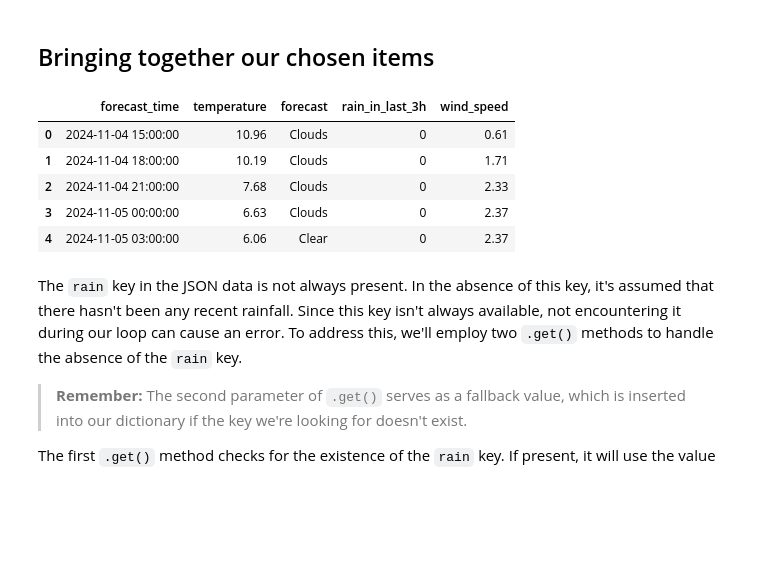
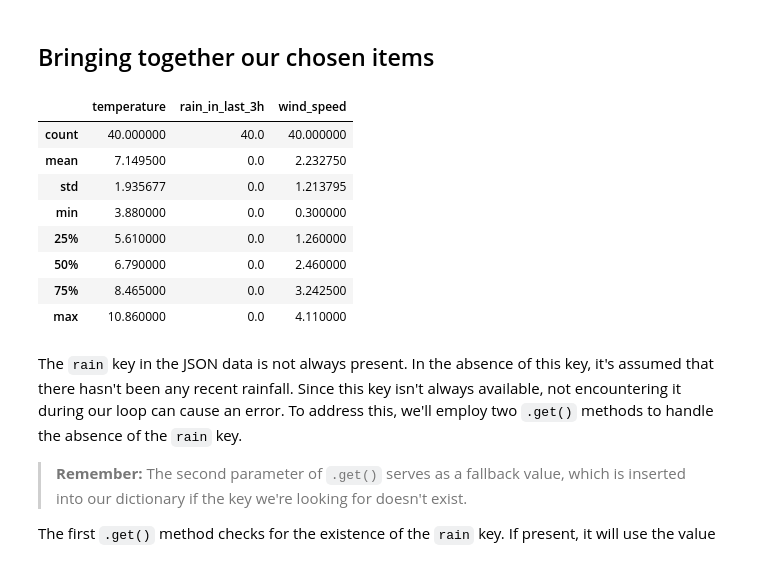
Before and after one commit to nicholas-glanvill/ds_notebooks, a Jupyter notebook: 5.data engineering/4_weather_sample_solution.ipynb, the cells around one changed output. Drawn from its saved outputs; the diff is of its cells as text; code cells hidden in the pictures; blank space fills up the shorter version.

```diff
--- a/5.data engineering/4_weather_sample_solution.ipynb
+++ b/5.data engineering/4_weather_sample_solution.ipynb
@@ -201,27 +216,30 @@ json["list"][0].get("rain", {}).get("3h", 0)
 # %%
 weather_items = []
 # run through every element in the json list. The Item is adictionary. The .get(KEY) method returns the value
 for item in json["list"]:
     weather_item = {
         "forecast_time": item.get("dt_txt", None),
         "temperature": item["main"].get("temp", None), # specify the key main --> and then use the get method for this dictionary
         "forecast": item["weather"][0].get("main", None), #specify the key weather --> that is a list - use the first element
         "rain_in_last_3h": item.get("rain", {}).get("3h", 0),
         "wind_speed": item["wind"].get("speed", None),
     }
 
     weather_items.append(weather_item)
 
 weather_df = pd.DataFrame(weather_items)
 
-weather_df.head()
+weather_df.describe()
 # %% [output]
-|  | forecast_time | temperature | forecast | rain_in_last_3h | wind_speed |
-| 0 | 2024-11-04 15:00:00 | 10.96 | Clouds | 0 | 0.61 |
-| 1 | 2024-11-04 18:00:00 | 10.19 | Clouds | 0 | 1.71 |
-| 2 | 2024-11-04 21:00:00 | 7.68 | Clouds | 0 | 2.33 |
-| 3 | 2024-11-05 00:00:00 | 6.63 | Clouds | 0 | 2.37 |
-| 4 | 2024-11-05 03:00:00 | 6.06 | Clear | 0 | 2.37 |
+|  | temperature | rain_in_last_3h | wind_speed |
+| count | 40.000000 | 40.0 | 40.000000 |
+| mean | 7.149500 | 0.0 | 2.232750 |
+| std | 1.935677 | 0.0 | 1.213795 |
+| min | 3.880000 | 0.0 | 0.300000 |
+| 25% | 5.610000 | 0.0 | 1.260000 |
+| 50% | 6.790000 | 0.0 | 2.460000 |
+| 75% | 8.465000 | 0.0 | 3.242500 |
+| max | 10.860000 | 0.0 | 4.110000 |
 # %% [markdown]
 The `rain` key in the JSON data is not always present. In the absence of this key, it's assumed that there hasn't been any recent rainfall. Since this key isn't always available, not encountering it during our loop can cause an error. To address this, we'll employ two `.get()` methods to handle the absence of the `rain` key.
 
```
Also changed, not shown: parts of 14 cells of this notebook, 6 other files.
